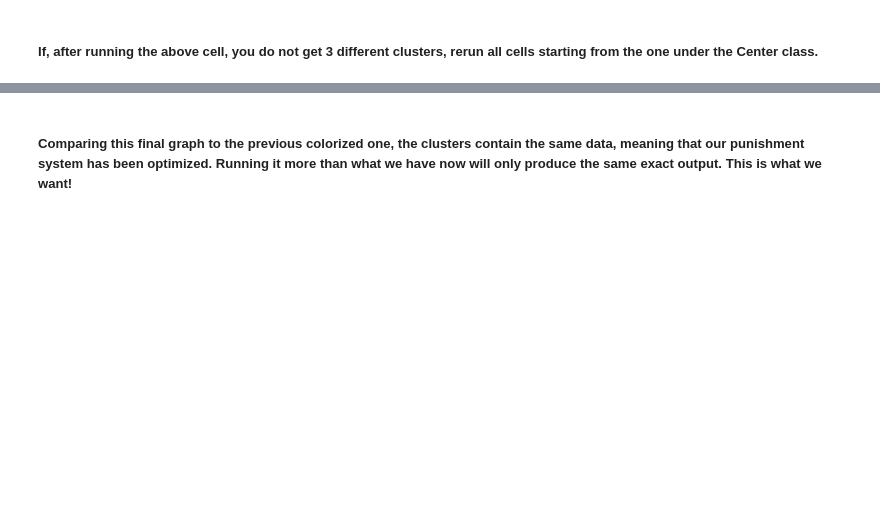
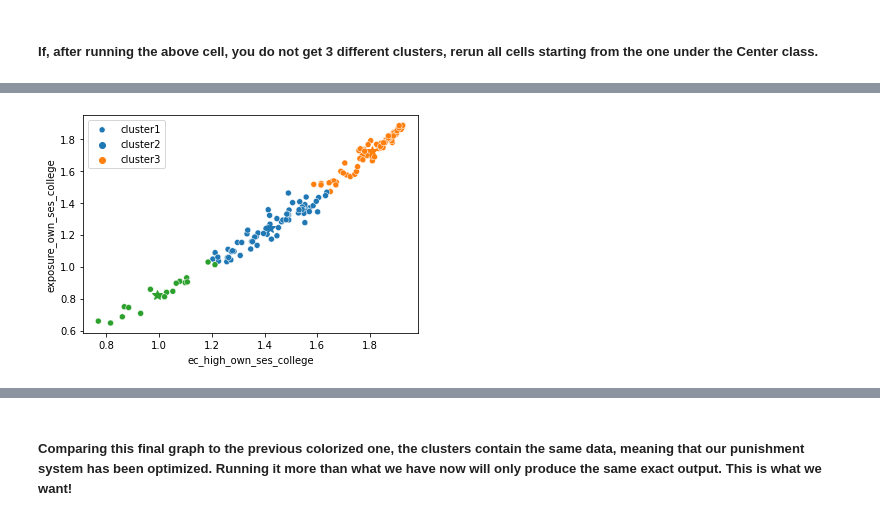
Before and after one commit to crspencer11/ECON148, a Jupyter notebook: dev/ca_college_ses/ca_college.ipynb, the cells around one changed output, grey strips where cells are left out. Cells and saved outputs as stored; diff of their text form; code cells hidden in the pictures; blank space fills up the shorter version.

```diff
--- a/dev/ca_college_ses/ca_college.ipynb
+++ b/dev/ca_college_ses/ca_college.ipynb
@@ -228,0 +244,9 @@ plot_centers_and_colorized_data(without_labels, (c1, c2, c3))
+# %%
+without_labels["dist1"] = c1.dist(without_labels[["ec_high_own_ses_college", "exposure_own_ses_college"]])
+without_labels["dist2"] = c2.dist(without_labels[["ec_high_own_ses_college", "exposure_own_ses_college"]])
+without_labels["dist3"] = c3.dist(without_labels[["ec_high_own_ses_college", "exposure_own_ses_college"]])
+without_labels["cluster"] = without_labels[["dist1", "dist2", "dist3"]].apply(get_cluster_number, axis = 1)
+# %%
+plot_centers_and_colorized_data(without_labels, (c1, c2, c3))
+# %% [output]
+[figure, added]
```
Also changed, not shown: parts of 17 cells of this notebook.
